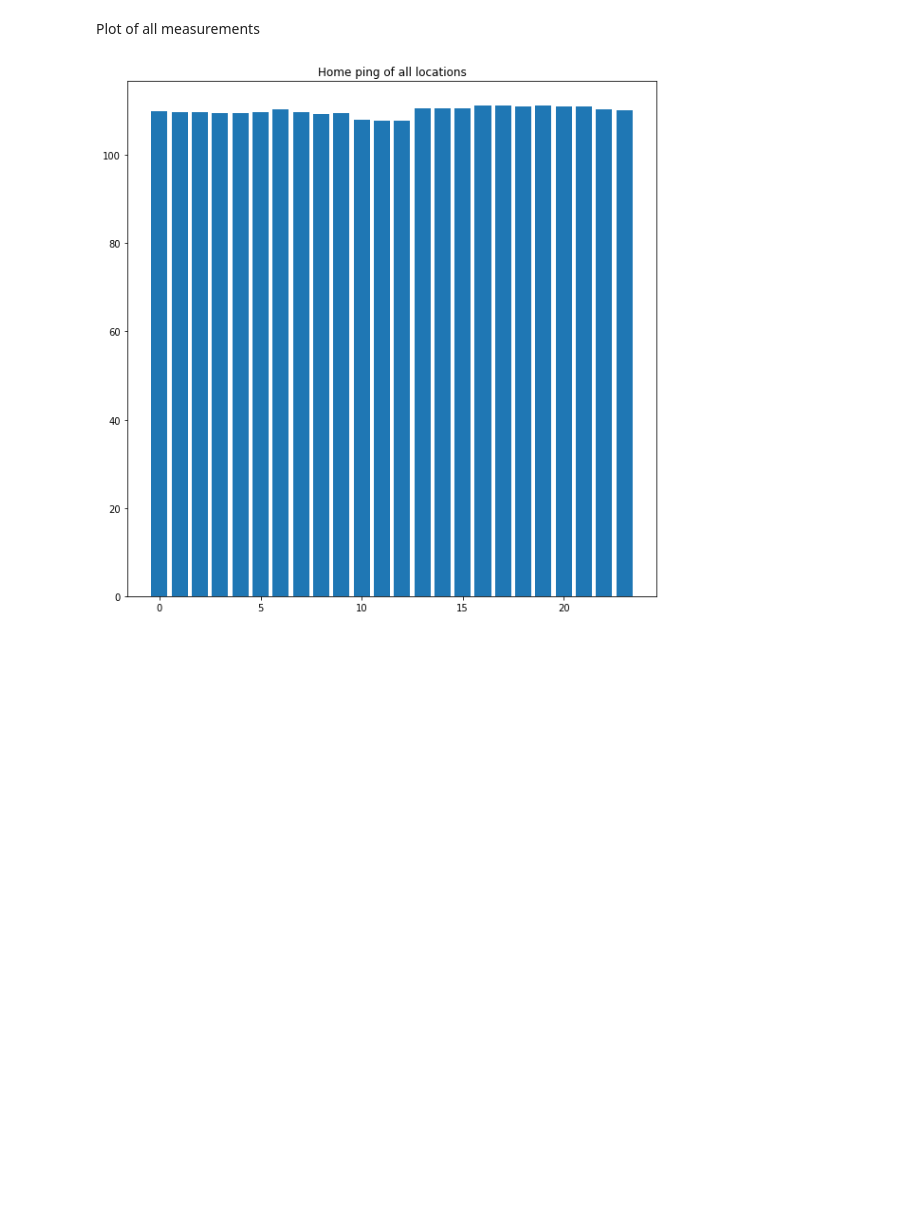
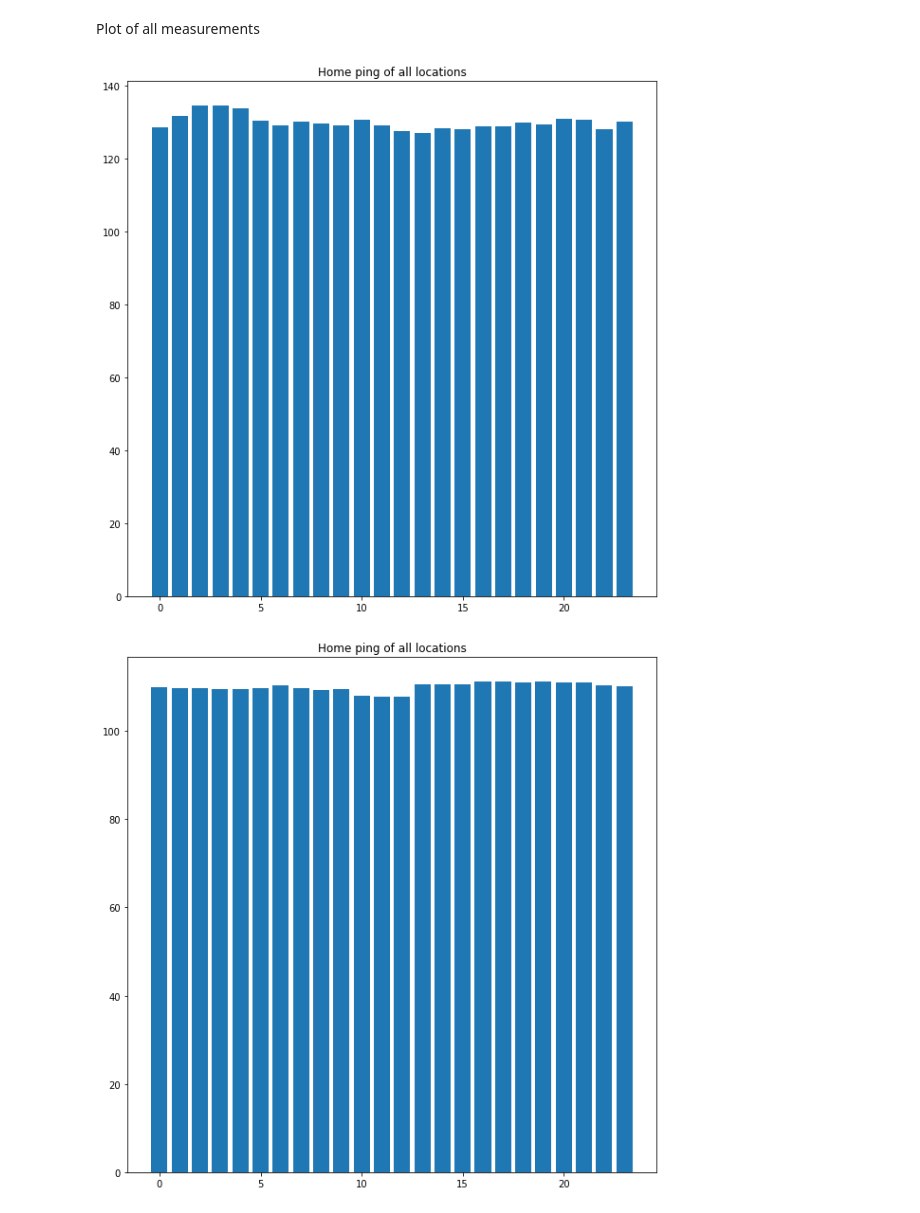
Before and after one commit to Mintra99/Assignment_3_CMB, a Jupyter notebook: analysis.ipynb, the cells around one changed output. Cells and saved outputs as stored; diff of their text form; code cells hidden in the pictures; blank space fills up the shorter version.

Commit message:
fixed starlink

```diff
--- a/analysis.ipynb
+++ b/analysis.ipynb
@@ -29,7 +31,7 @@ def createDataList(ping):
         elif any(loc in p for loc in eu_AZ):
             loc = "EU_AZ"
         else:
-            return ValueError
+             loc = "UK"
         f = open(p)
         p_data = json.load(f)
         for i in p_data:
@@ -38,6 +40,7 @@ def createDataList(ping):
             min = i["min"]
             max = i["max"]
             avg = i["avg"]
+            pid = i["prb_id"]
 
-            p_list.append([int(fw), int(time.hour), int(min), int(max), int(avg), loc])
+            p_list.append([int(fw), int(time.hour), int(min), int(max), int(avg), pid,loc])
     return p_list
@@ -47,3 +59,8 @@ lteList = createDataList(LTE_Ping)
 wifiList = createDataList(WIFI_Ping)
 fiberList = createDataList(Fiber_Ping)
 cableList = createDataList(Cable_Ping)
+# %%
+starList = createDataList(["Starlink/Starlink.json"])
+# %%
+df_starlink = pd.DataFrame (starList, columns = ['fw', 'timestamp', 'min', 'max', 'avg', 'pid','loc'])
+df_starlink
@@ -197,6 +269,7 @@ df_cableping.describe()
 # %% [markdown]
 Plot of all measurements
 # %%
+df_star = df_starlink.groupby('timestamp')['avg'].mean()
 df_home = df_homeping.groupby('timestamp')['avg'].mean()
 df_fiber = df_fiberping.groupby('timestamp')['avg'].mean()
 df_lte = df_lteping.groupby('timestamp')['avg'].mean()
@@ -204,6 +277,13 @@ df_wifi = df_wifiping.groupby('timestamp')['avg'].mean()
 df_cable = df_cableping.groupby('timestamp')['avg'].mean()
 # %%
 import matplotlib.pyplot as plt
+# %%
+plt.figure(figsize=(10,10))
+plt.bar(df_star.index, df_star.values)
+plt.title("Home ping of all locations")
+plt.show()
+# %% [output]
+[figure, added]
 # %%
 plt.figure(figsize=(10,10))
 plt.bar(df_home.index, df_home.values)
```
Also changed, not shown: parts of 13 cells of this notebook, 1 other file.
